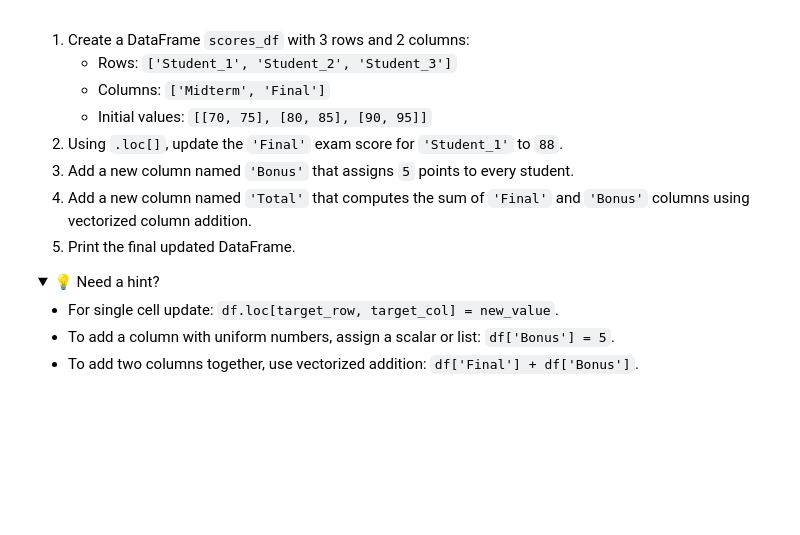
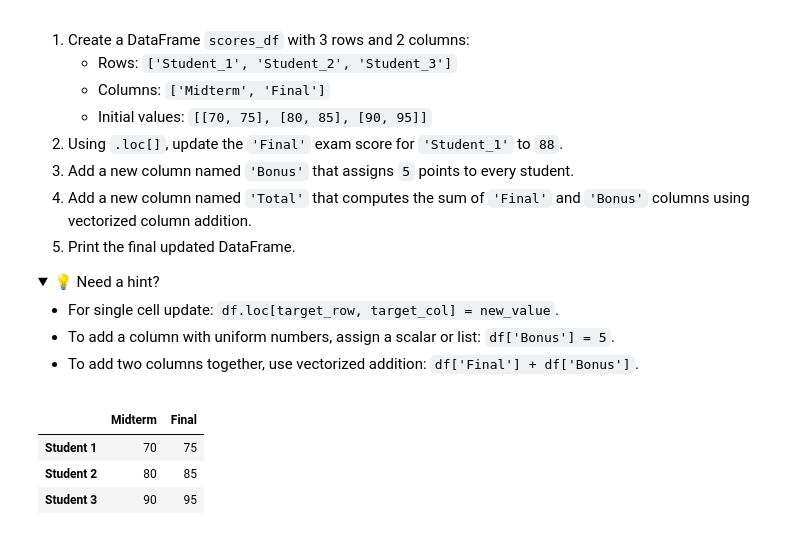
Before and after one commit to ryandilthusha/learning-study-hub, a Jupyter notebook: python/03-pandas-mastery/01_pandas_basics.ipynb, the cells around one changed output. Saved outputs shown, nothing was run; the diff lists cells and outputs as text; code cells hidden in the pictures; folded sections open; blank space fills up the shorter version.

```diff
--- a/python/03-pandas-mastery/01_pandas_basics.ipynb
+++ b/python/03-pandas-mastery/01_pandas_basics.ipynb
@@ -574,0 +596,16 @@ print(df)
+# %%
+import pandas as pd
+
+
+scores_df = pd.DataFrame(
+    index=['Student 1', 'Student 2', 'Student 3'],
+    columns=['Midterm', 'Final'],
+    data= [[70, 75], [80, 85], [90, 95]]
+    )
+
+scores_df
+# %% [output]
+|  | Midterm | Final |
+| Student 1 | 70 | 75 |
+| Student 2 | 80 | 85 |
+| Student 3 | 90 | 95 |
```
Also changed, not shown: parts of 10 cells of this notebook.
